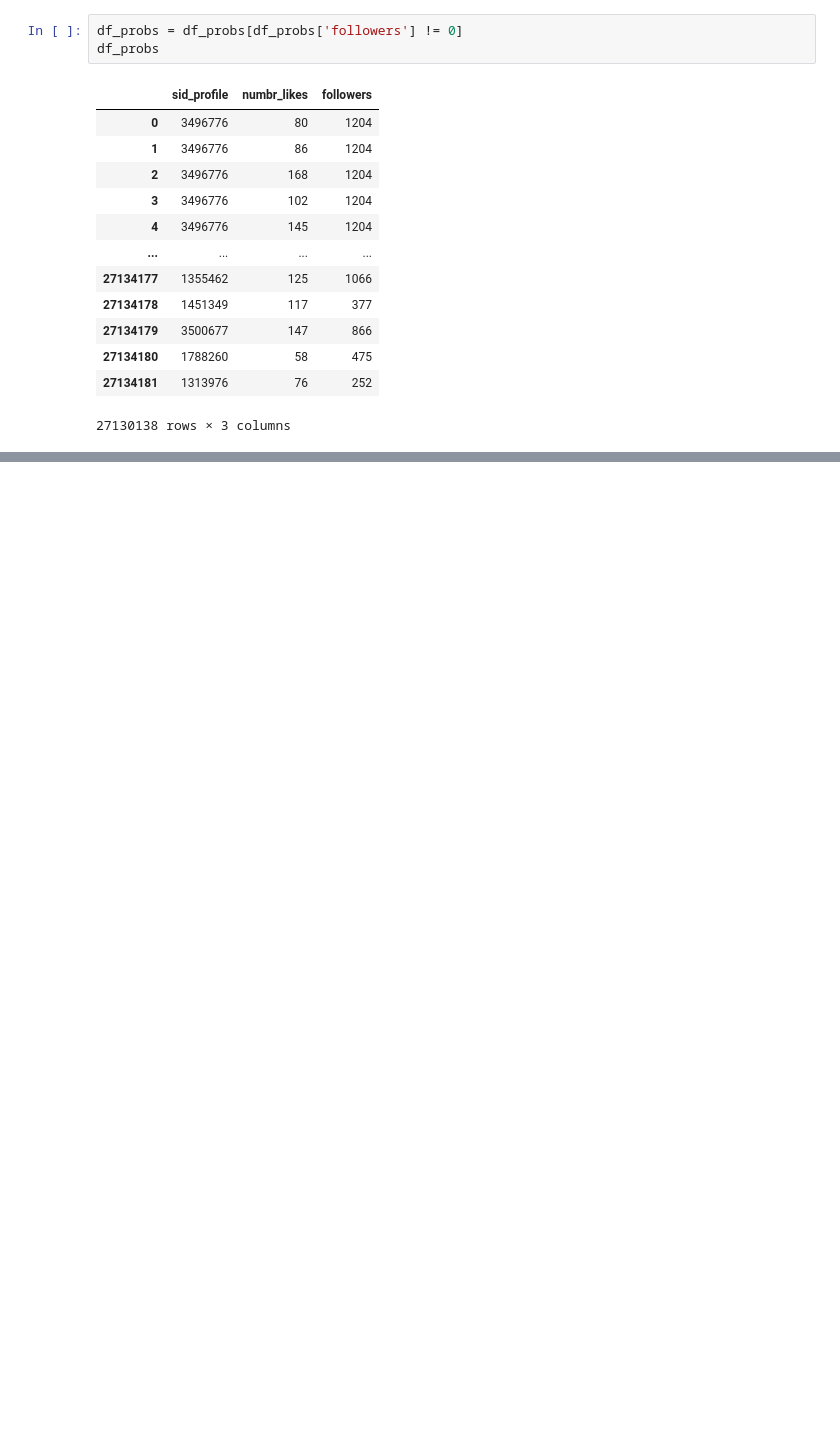
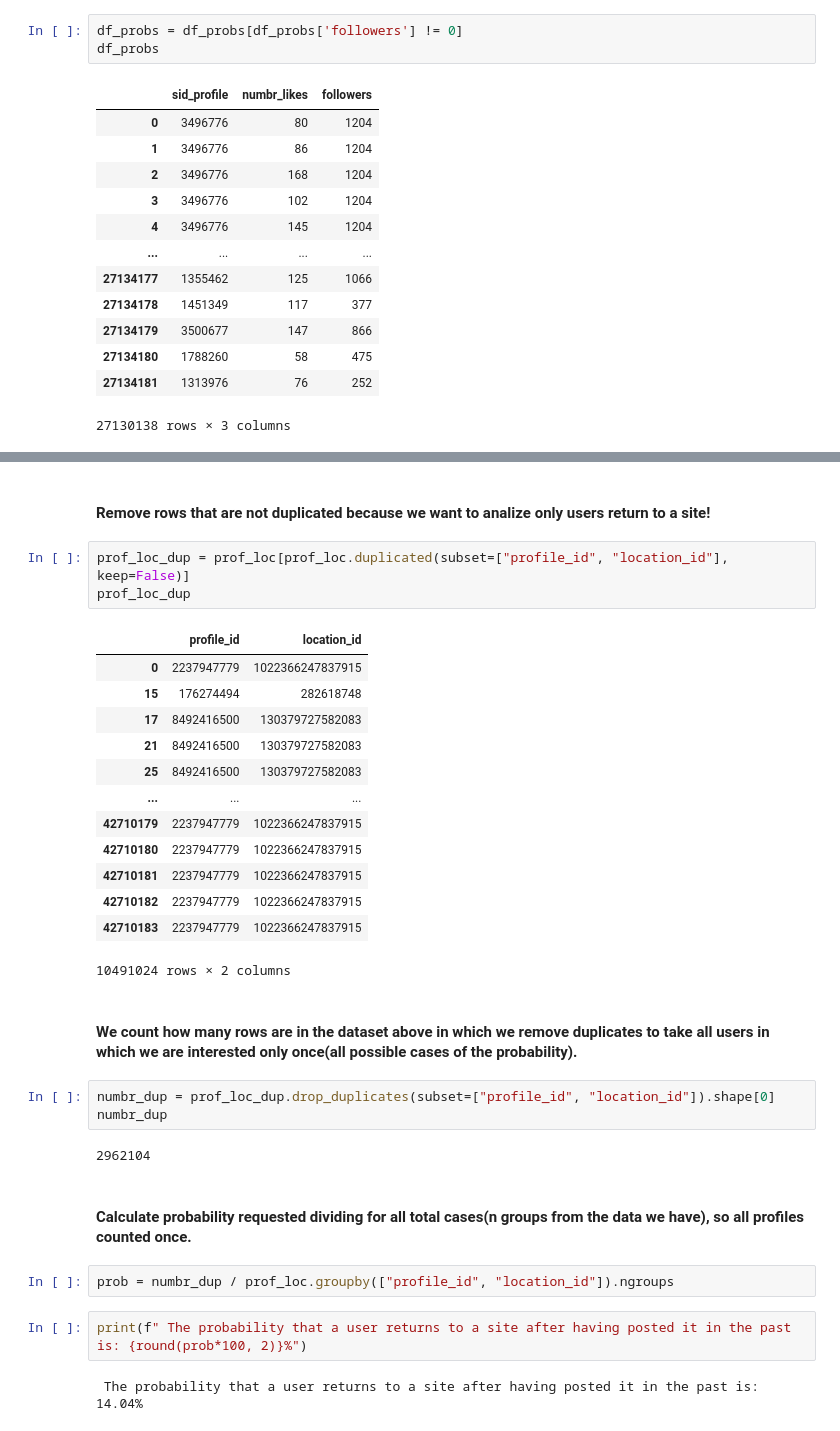
Before and after one commit to jonasbarth/adm-2022-hw-2, a Jupyter notebook: RQ7.ipynb, the cells around one changed output, grey strips where cells are left out. Saved outputs shown, nothing was run; the diff lists cells and outputs as text; blank space fills up the shorter version.

```diff
--- a/RQ7.ipynb
+++ b/RQ7.ipynb
@@ -148,0 +182,34 @@ print(f" The probability that a post receives more than 20% likes of the number
+# %% [markdown]
+#### Remove rows that are not duplicated because we want to analize only users return to a site!
+# %%
+prof_loc_dup = prof_loc[prof_loc.duplicated(subset=["profile_id", "location_id"], keep=False)]
+prof_loc_dup
+# %% [output]
+|  | profile_id | location_id |
+| 0 | 2237947779 | 1022366247837915 |
+| 15 | 176274494 | 282618748 |
+| 17 | 8492416500 | 130379727582083 |
+| 21 | 8492416500 | 130379727582083 |
+| 25 | 8492416500 | 130379727582083 |
+| ... | ... | ... |
+| 42710179 | 2237947779 | 1022366247837915 |
+| 42710180 | 2237947779 | 1022366247837915 |
+| 42710181 | 2237947779 | 1022366247837915 |
+| 42710182 | 2237947779 | 1022366247837915 |
+| 42710183 | 2237947779 | 1022366247837915 |
+10491024 rows × 2 columns
+# %% [markdown]
+#### We count how many rows are in the dataset above in which we remove duplicates to take all users in which we are interested only once(all possible cases of the probability).
+# %%
+numbr_dup = prof_loc_dup.drop_duplicates(subset=["profile_id", "location_id"]).shape[0]
+numbr_dup
+# %% [output]
+2962104
+# %% [markdown]
+#### Calculate probability requested dividing for all total cases(n groups from the data we have), so all profiles counted once.
+# %%
+prob = numbr_dup / prof_loc.groupby(["profile_id", "location_id"]).ngroups
+# %%
+print(f" The probability that a user returns to a site after having posted it in the past is: {round(prob*100, 2)}%")
+# %% [output]
+ The probability that a user returns to a site after having posted it in the past is: 14.04%
```
Also changed, not shown: parts of 25 cells of this notebook.
